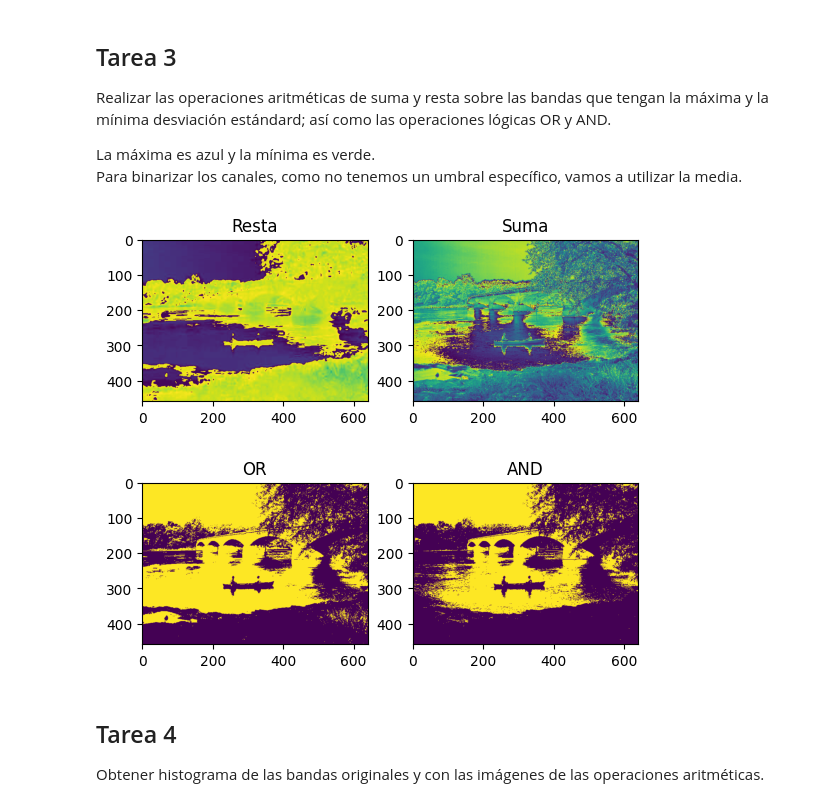
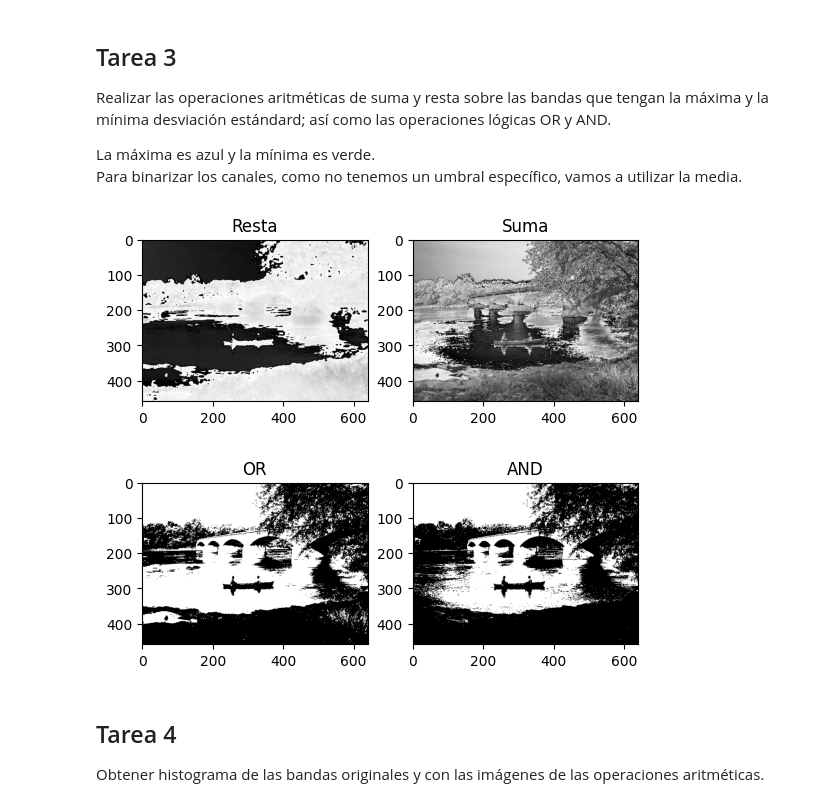
Before and after one commit to jnegrete2005/aapi-practica01, a Jupyter notebook: notebook.ipynb, the cells around one changed output. Cells and saved outputs as stored; diff of their text form; code cells hidden in the pictures.

```diff
--- a/notebook.ipynb
+++ b/notebook.ipynb
@@ -79,35 +79,35 @@ La máxima es azul y la mínima es verde.
 Para binarizar los canales, como no tenemos un umbral específico, vamos a utilizar la media.
 # %%
 plt.subplot(1, 2, 1)
-im_diff = channels[2] - channels[1]
-plt.imshow(im_diff)
+im_diff = np.clip(channels[2] - channels[1], 0, 255)
+plt.imshow(im_diff, cmap="gray")
 plt.title("Resta")
 
 plt.subplot(1, 2, 2)
-im_sum = channels[2] + channels[1]
-plt.imshow(im_sum)
+im_sum = np.clip(channels[2] + channels[1], 0, 255)
+plt.imshow(im_sum, cmap="gray")
 plt.title("Suma")
 
 plt.show()
 # %% [output]
-[figure, old version]
+[figure, new version]
 # %%
 b_bin = (channels[2] > means[2]).astype(np.uint8)
 g_bin = (channels[1] > means[1]).astype(np.uint8)
 
 plt.subplot(1, 2, 1)
 im_or = b_bin | g_bin
-plt.imshow(im_or)
+plt.imshow(im_or, cmap="gray")
 plt.title("OR")
 
 plt.subplot(1, 2, 2)
 im_and = b_bin & g_bin
-plt.imshow(im_and)
+plt.imshow(im_and, cmap="gray")
 plt.title("AND")
 
 plt.show()
 # %% [output]
-[figure, old version]
+[figure, new version]
 # %% [markdown]
 ## Tarea 4
 
```
Also changed, not shown: parts of 2 cells of this notebook.
